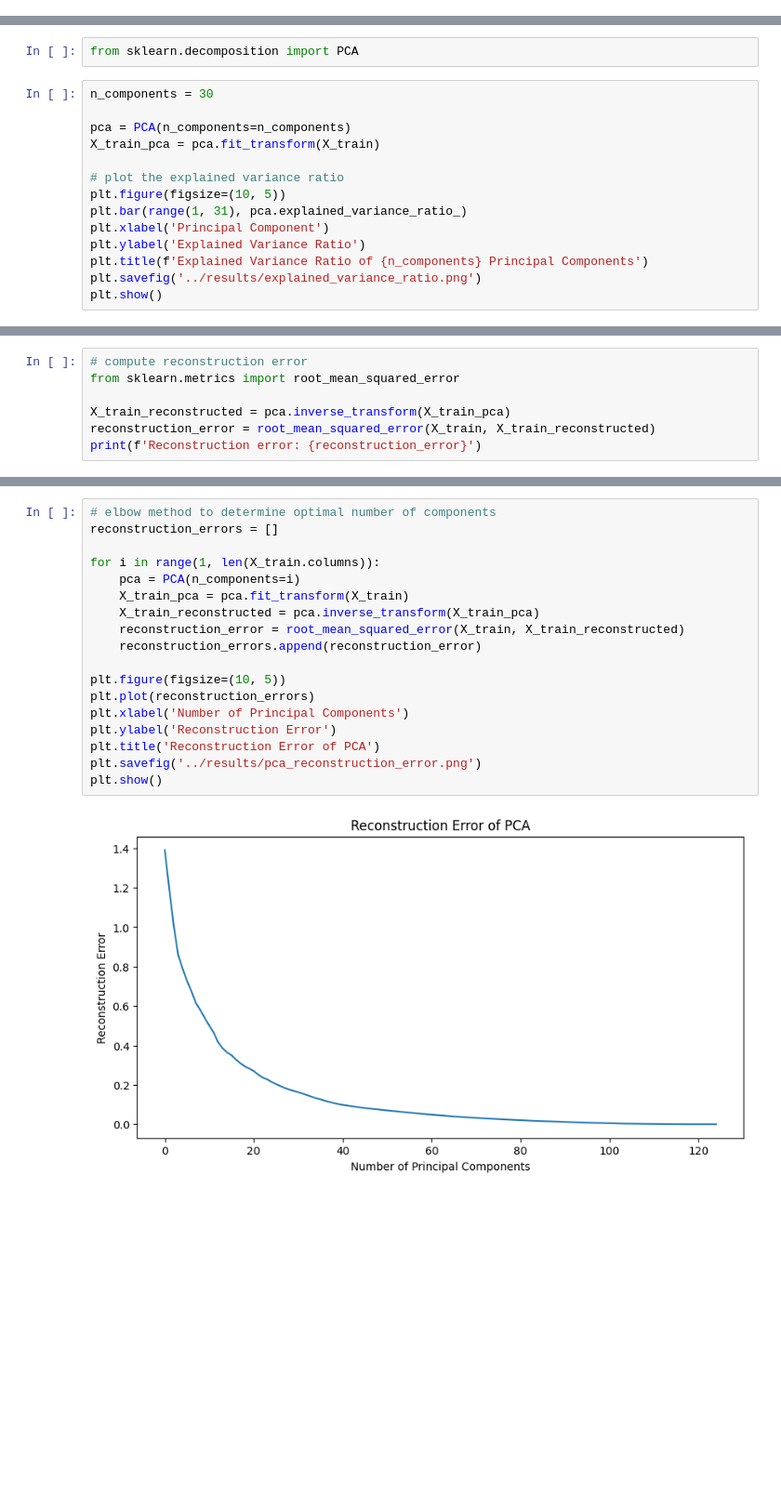
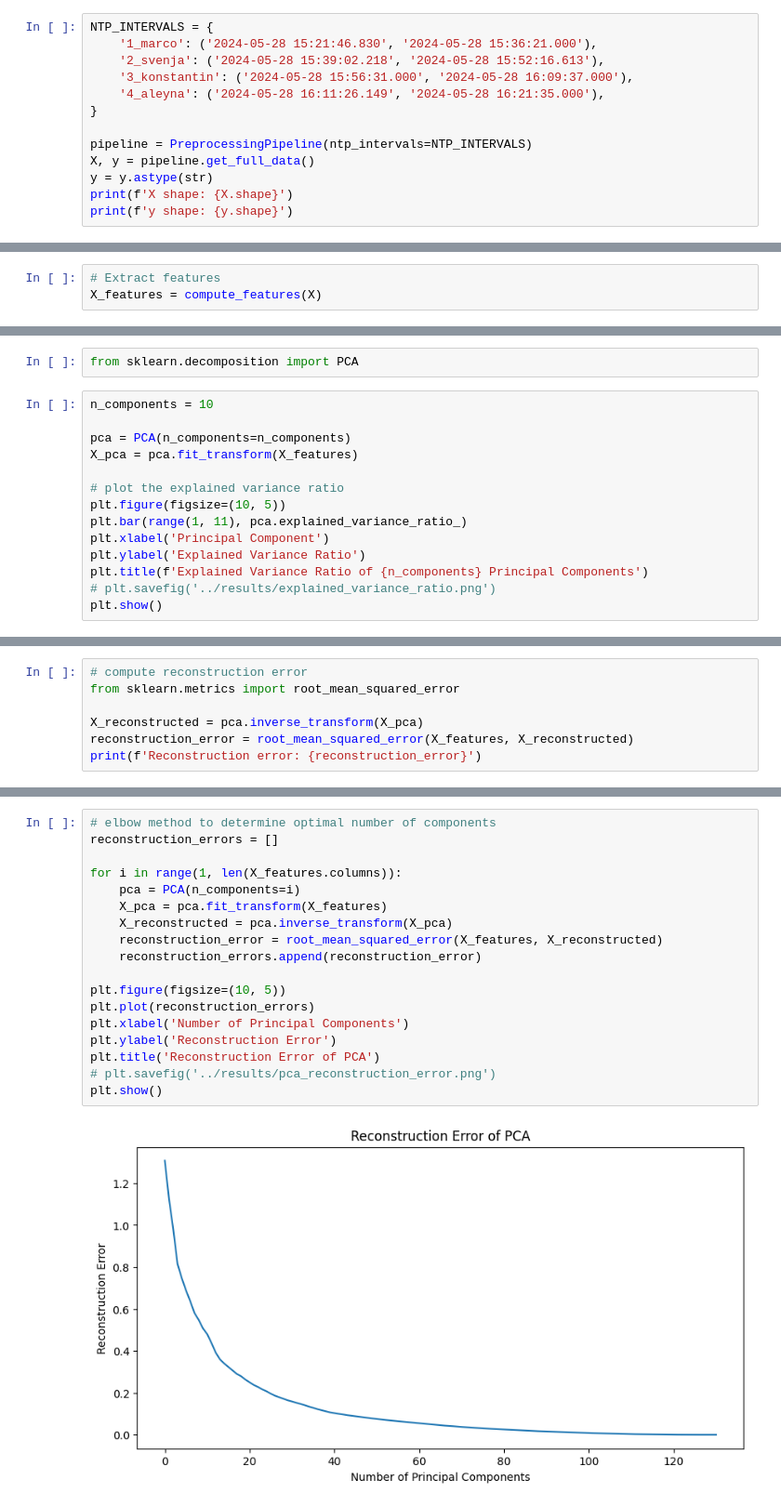
Before and after one commit to aalbayrak394/ComTec-I, a Jupyter notebook: notebooks/02-FeatureSelection.ipynb, the cells around one changed output, grey strips where cells are left out. Shown at 93% size. Saved outputs shown, nothing was run; the diff lists cells and outputs as text; blank space fills up the shorter version.

```diff
--- a/notebooks/02-FeatureSelection.ipynb
+++ b/notebooks/02-FeatureSelection.ipynb
@@ -46,0 +9,13 @@ Name: count, dtype: int64
+# %%
+NTP_INTERVALS = {
+    '1_marco': ('2024-05-28 15:21:46.830', '2024-05-28 15:36:21.000'),
+    '2_svenja': ('2024-05-28 15:39:02.218', '2024-05-28 15:52:16.613'),
+    '3_konstantin': ('2024-05-28 15:56:31.000', '2024-05-28 16:09:37.000'),
+    '4_aleyna': ('2024-05-28 16:11:26.149', '2024-05-28 16:21:35.000'),
+}
+
+pipeline = PreprocessingPipeline(ntp_intervals=NTP_INTERVALS)
+X, y = pipeline.get_full_data()
+y = y.astype(str)
+print(f'X shape: {X.shape}')
+print(f'y shape: {y.shape}')
@@ -47,3 +25,6 @@ Name: count, dtype: int64
+# %%
+# Extract features
+X_features = compute_features(X)
 # %% [markdown]
 ## Fisher Score (Supervised feature selection algorithm)
 # %%
@@ -93,17 +72,17 @@ rms_acc_z: 0.20251510301526504
 # %%
 from sklearn.decomposition import PCA
 # %%
-n_components = 30
+n_components = 10
 
 pca = PCA(n_components=n_components)
-X_train_pca = pca.fit_transform(X_train)
+X_pca = pca.fit_transform(X_features)
 
 # plot the explained variance ratio
 plt.figure(figsize=(10, 5))
-plt.bar(range(1, 31), pca.explained_variance_ratio_)
+plt.bar(range(1, 11), pca.explained_variance_ratio_)
 plt.xlabel('Principal Component')
 plt.ylabel('Explained Variance Ratio')
 plt.title(f'Explained Variance Ratio of {n_components} Principal Components')
-plt.savefig('../results/explained_variance_ratio.png')
+# plt.savefig('../results/explained_variance_ratio.png')
 plt.show()
 # %% [output]
@@ -112,7 +91,7 @@ plt.show()
 # compute reconstruction error
 from sklearn.metrics import root_mean_squared_error
 
-X_train_reconstructed = pca.inverse_transform(X_train_pca)
-reconstruction_error = root_mean_squared_error(X_train, X_train_reconstructed)
+X_reconstructed = pca.inverse_transform(X_pca)
+reconstruction_error = root_mean_squared_error(X_features, X_reconstructed)
 print(f'Reconstruction error: {reconstruction_error}')
 # %% [output]
@@ -120,20 +99,20 @@ Reconstruction error: 0.15548918183793134
 # %%
 # elbow method to determine optimal number of components
 reconstruction_errors = []
 
-for i in range(1, len(X_train.columns)):
+for i in range(1, len(X_features.columns)):
     pca = PCA(n_components=i)
-    X_train_pca = pca.fit_transform(X_train)
-    X_train_reconstructed = pca.inverse_transform(X_train_pca)
-    reconstruction_error = root_mean_squared_error(X_train, X_train_reconstructed)
+    X_pca = pca.fit_transform(X_features)
+    X_reconstructed = pca.inverse_transform(X_pca)
+    reconstruction_error = root_mean_squared_error(X_features, X_reconstructed)
     reconstruction_errors.append(reconstruction_error)
 
 plt.figure(figsize=(10, 5))
 plt.plot(reconstruction_errors)
 plt.xlabel('Number of Principal Components')
 plt.ylabel('Reconstruction Error')
 plt.title('Reconstruction Error of PCA')
-plt.savefig('../results/pca_reconstruction_error.png')
+# plt.savefig('../results/pca_reconstruction_error.png')
 plt.show()
 # %% [output]
-[figure, old version]
+[figure, new version]
```
Also changed, not shown: parts of 15 cells of this notebook, 6 other files.
